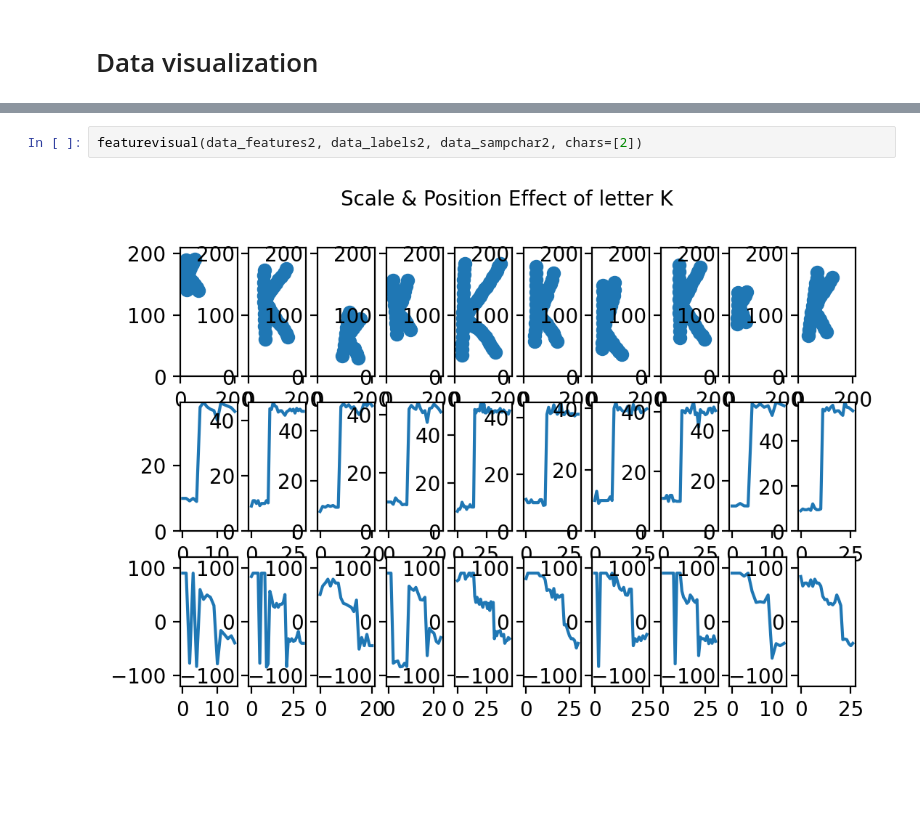
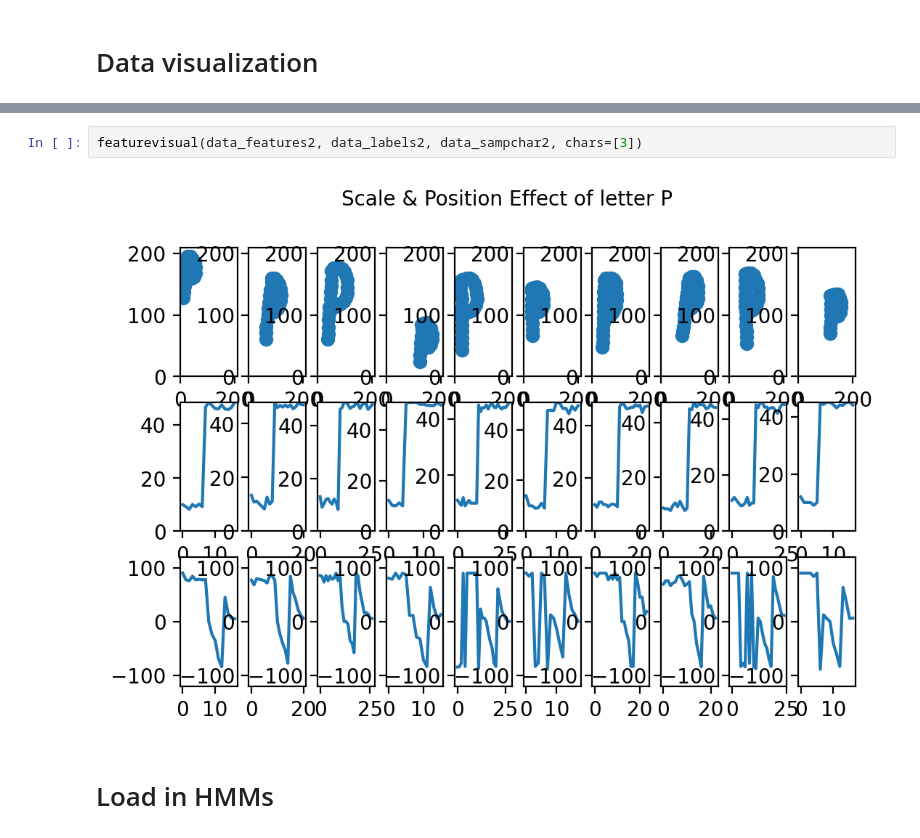
Before and after one commit to jonasced/Pattern-AssignmentProject, a Jupyter notebook: FeatureVisualization.ipynb, the cells around one changed output, grey strips where cells are left out. Saved outputs shown, nothing was run; the diff lists cells and outputs as text; blank space fills up the shorter version.

```diff
--- a/FeatureVisualization.ipynb
+++ b/FeatureVisualization.ipynb
@@ -58,4 +43,6 @@ featurevisual(data_features1, data_labels1, data_sampchar1, chars=[2])
 # %%
-featurevisual(data_features2, data_labels2, data_sampchar2, chars=[2])
+featurevisual(data_features2, data_labels2, data_sampchar2, chars=[3])
 # %% [output]
-[figure, old version]
+[figure, new version]
+# %% [markdown]
+# Load in HMMs
```
Also changed, not shown: parts of 5 cells of this notebook, 20 other files.
